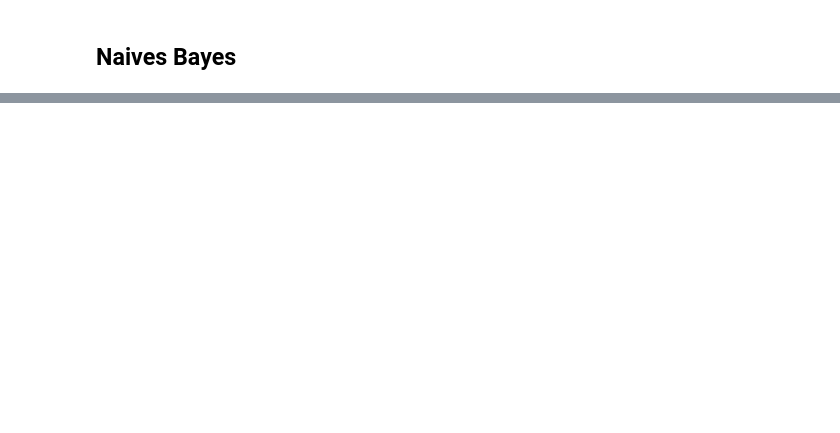
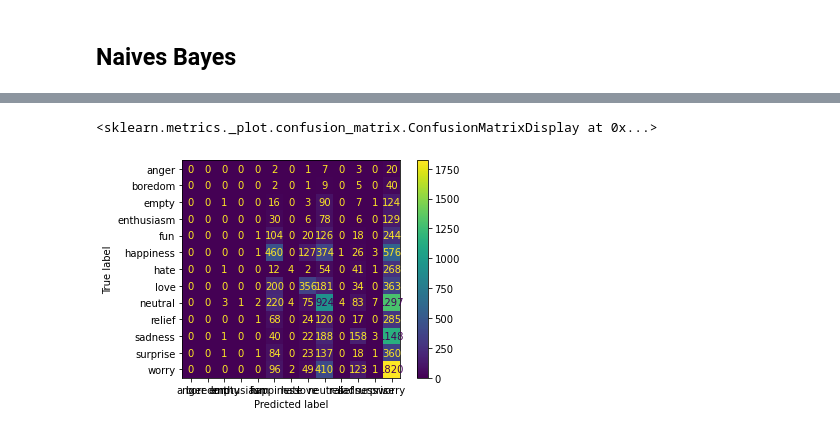
Before and after one commit to Jeyramana/NLP, a Jupyter notebook: EmotionText.ipynb, the cells around one changed output, grey strips where cells are left out. Cells and saved outputs as stored; diff of their text form; code cells hidden in the pictures; blank space fills up the shorter version.

```diff
--- a/EmotionText.ipynb
+++ b/EmotionText.ipynb
@@ -117,6 +105,18 @@ def clean_text(text):
 # %% [markdown]
 ## Preprocessor function
 # %%
+def clean_text(text):
+    '''Make text lowercase, remove text in square brackets,remove links,remove punctuation
+    and remove words containing numbers.'''
+    text = text.lower()
+    text = re.sub('\[.*?\]', '', text)
+    text = re.sub('https?://\S+|www\.\S+', '', text)
+    text = re.sub('<.*?>+½', '', text)
+    text = re.sub('[%s]' % re.escape(string.punctuation), '', text)
+    text = re.sub('\n', '', text)
+    text = re.sub('\w*\d\w*', '', text)
+    return text
+
 def text_preproc(text):
     tokenizer = nltk.tokenize.RegexpTokenizer(r'\w+')
     nopunc = clean_text(text)
@@ -125,5 +125,5 @@ def text_preproc(text):
     combined_text = ' '.join(remove_stopwords)
     return combined_text
 
-data['content'] = data['content'].apply(lambda x: text_preproc(x))
-data['content'][:5]
+# data['content'] = data['content'].apply(lambda x: text_preproc(x))
+# data['content'][:5]
@@ -244,2 +282,4 @@ print(X_vector.todense()) # if its zero, it means its not repeated, if repeated
+# %%
+X_train, X_test, y_train, y_test = train_test_split(X_vector, y_label, test_size=0.3, random_state=42) # test data 30%
 # %% [markdown]
 ## Naives Bayes
@@ -245,0 +396,6 @@ print(X_vector.todense()) # if its zero, it means its not repeated, if repeated
+# %%
+# Plot confusion matrix
+plot_confusion_matrix(clf_NB, X_test, y_test)
+# %% [output]
+<sklearn.metrics._plot.confusion_matrix.ConfusionMatrixDisplay at 0x...>
+[figure, added]
```
Also changed, not shown: parts of 26 cells of this notebook.
